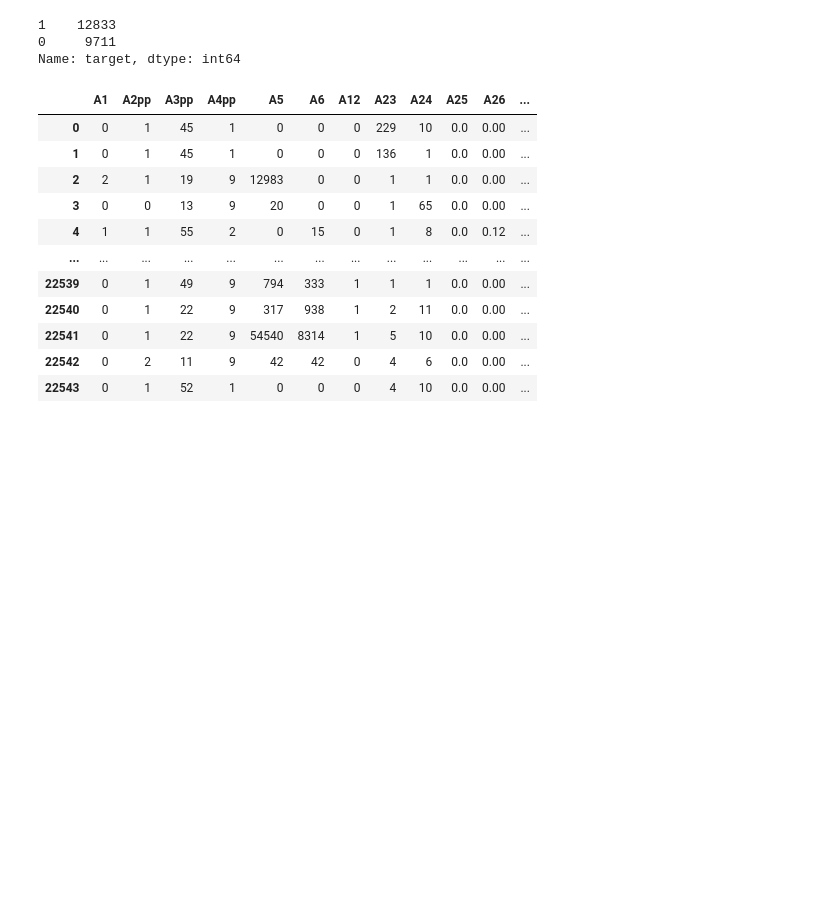
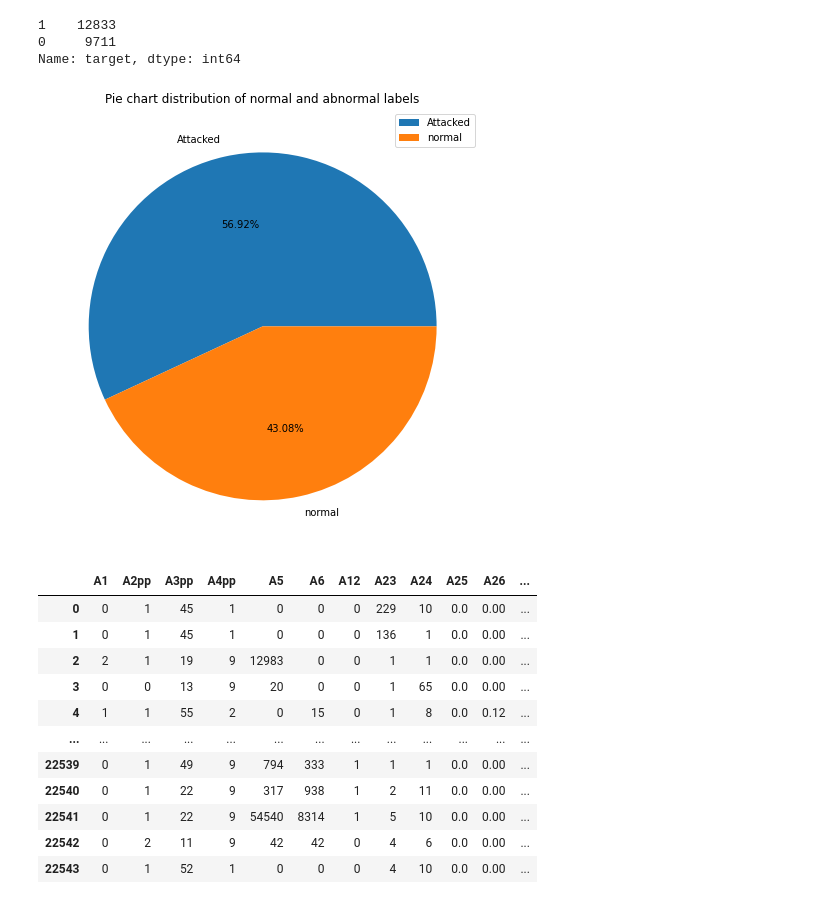
Before and after one commit to gsabarinath02/Intrusion-Detection-using-ML, a Jupyter notebook: IntDect_Binary_KNN.ipynb, the cells around one changed output. Drawn from its saved outputs; the diff is of its cells as text; code cells hidden in the pictures; blank space fills up the shorter version.

```diff
--- a/IntDect_Binary_KNN.ipynb
+++ b/IntDect_Binary_KNN.ipynb
@@ -174,6 +174,18 @@ df['target'].value_counts()
 1    12833
 0     9711
 Name: target, dtype: int64
+# %%
+# pie chart distribution of normal and abnormal labels
+plt.figure(figsize=(8,8))
+#labels=df.target.unique()
+#plt.pie(df.target.value_counts(),labels=df.target.unique(),autopct='%0.2f%%')
+plt.pie(df.target.value_counts(),labels=['Attacked','normal'],autopct='%0.2f%%')
+plt.title("Pie chart distribution of normal and abnormal labels")
+plt.legend()
+#plt.savefig('plots/Pie_chart_binary.png')
+plt.show()
+# %% [output]
+[figure, added]
 # %%
 df1=df
 df1
```
Also changed, not shown: parts of 9 cells of this notebook.
